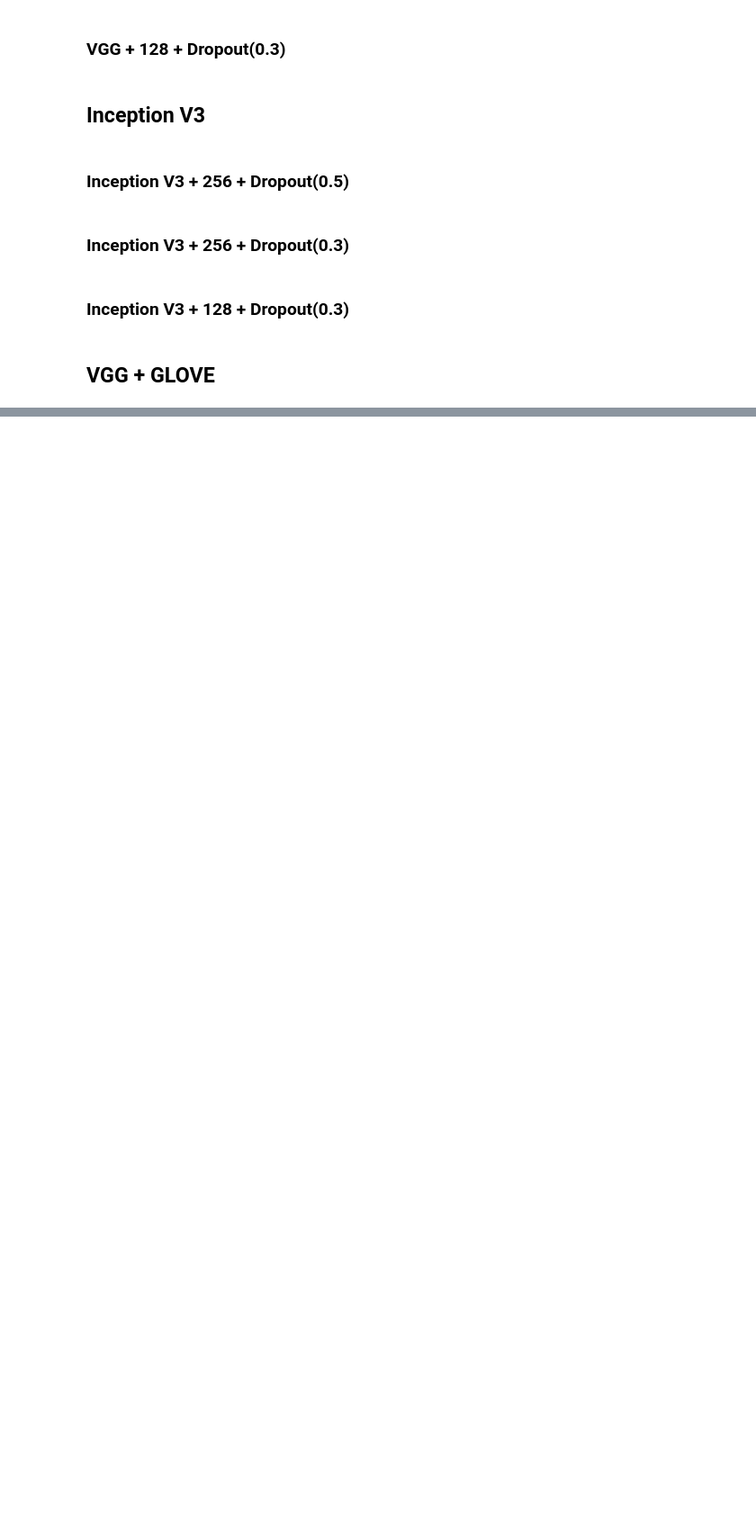
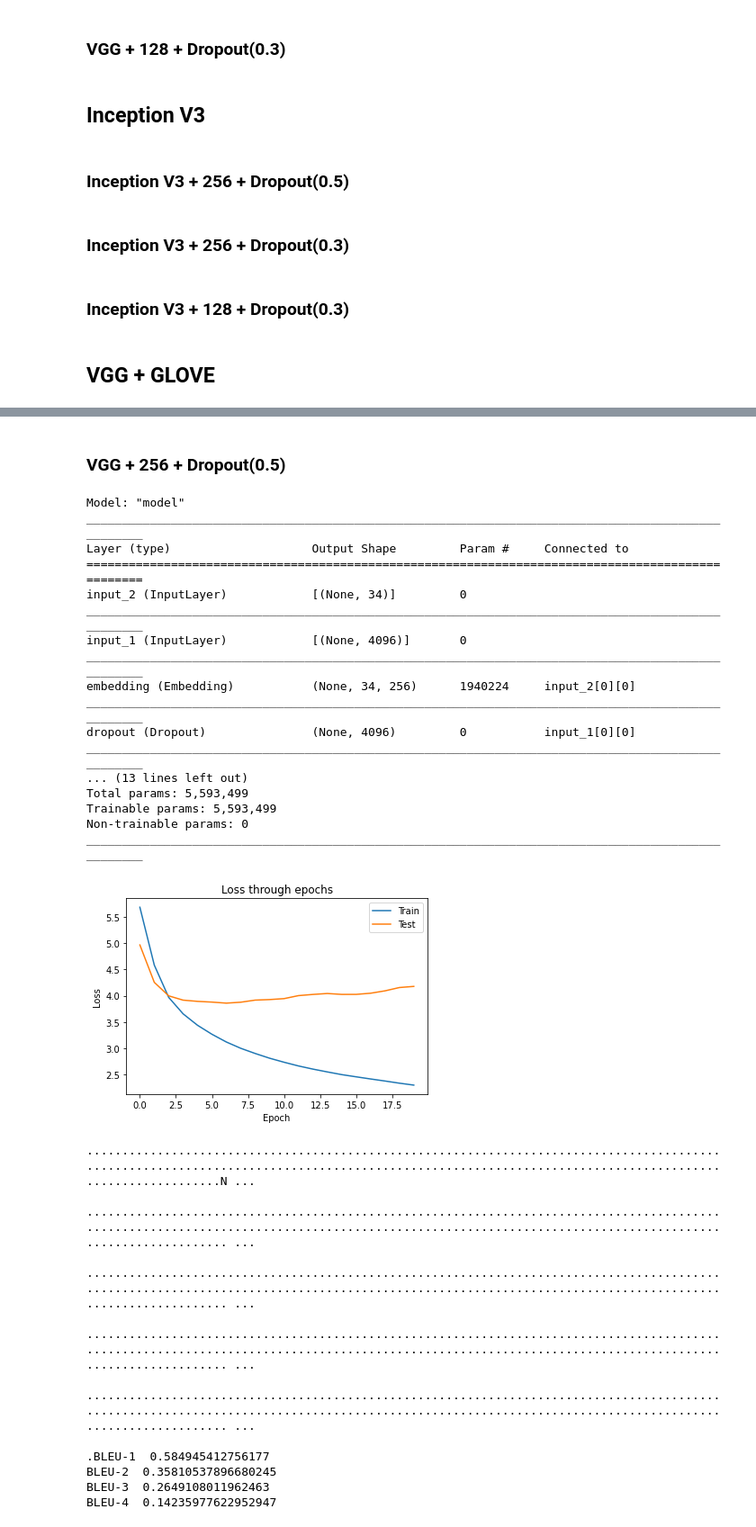
Before and after one commit to LastChanceKatze/image-caption-gen, a Jupyter notebook: img_caption_gen.ipynb, the cells around one changed output, grey strips where cells are left out. Shown at 90% size. Saved outputs shown, nothing was run; the diff lists cells and outputs as text; code cells hidden in the pictures; blank space fills up the shorter version.

Commit message:
add: eval vgg w/o glove

```diff
--- a/img_caption_gen.ipynb
+++ b/img_caption_gen.ipynb
@@ -840,5 +936,0 @@ train_model(inc_v3_rnn_train_params)
-# %%
-model_path = f"{drive_folder}/model/vgg_rnn/ep006-loss3.268-val_loss3.876.h5"
-test_model = load_model(model_path)
-test_model.summary()
-evaluate_model(test_model, test_features, test_captions, tokenizer, max_length)
@@ -844,0 +1026,9 @@ evaluate_model(test_model, test_features, test_captions, tokenizer, max_length)
+# %%
+def load_eval(model_path, model_log_path, test_features, test_captions, tokenizer, max_length):
+  model = load_model(model_path)
+  model.summary()
+  print("Training history:")
+  plot_history(model_log_path)
+  print("Evaluate model:")
+  evaluate_model(model, test_features, test_captions, tokenizer, max_length)
+  return model
@@ -844,0 +1037,40 @@ evaluate_model(test_model, test_features, test_captions, tokenizer, max_length)
+# %% [markdown]
+### VGG + 256 + Dropout(0.5)
+# %%
+vgg_5_256_model = load_eval(f"{drive_folder}/model/vgg_0.5_256/ep007-loss3.118-val_loss3.859.h5",
+                            f"{drive_folder}/model/vgg_0.5_256/training.log",
+                            vgg_test_features, test_captions,
+                            tokenizer, max_length)
+# %% [output]
+Model: "model"
+__________________________________________________________________________________________________
+Layer (type)                    Output Shape         Param #     Connected to
+==================================================================================================
+input_2 (InputLayer)            [(None, 34)]         0
+__________________________________________________________________________________________________
+input_1 (InputLayer)            [(None, 4096)]       0
+__________________________________________________________________________________________________
+embedding (Embedding)           (None, 34, 256)      1940224     input_2[0][0]
+__________________________________________________________________________________________________
+dropout (Dropout)               (None, 4096)         0           input_1[0][0]
+__________________________________________________________________________________________________
+... (13 lines left out)
+Total params: 5,593,499
+Trainable params: 5,593,499
+Non-trainable params: 0
+__________________________________________________________________________________________________
+[figure, added]
+.......................................................................................................................................................................................................N ...
+
+........................................................................................................................................................................................................ ...
+
+........................................................................................................................................................................................................ ...
+
+........................................................................................................................................................................................................ ...
+
+........................................................................................................................................................................................................ ...
+
+.BLEU-1  0.584945412756177
+BLEU-2  0.35810537896680245
+BLEU-3  0.2649108011962463
+BLEU-4  0.14235977622952947
```
Also changed, not shown: parts of 43 cells of this notebook.
